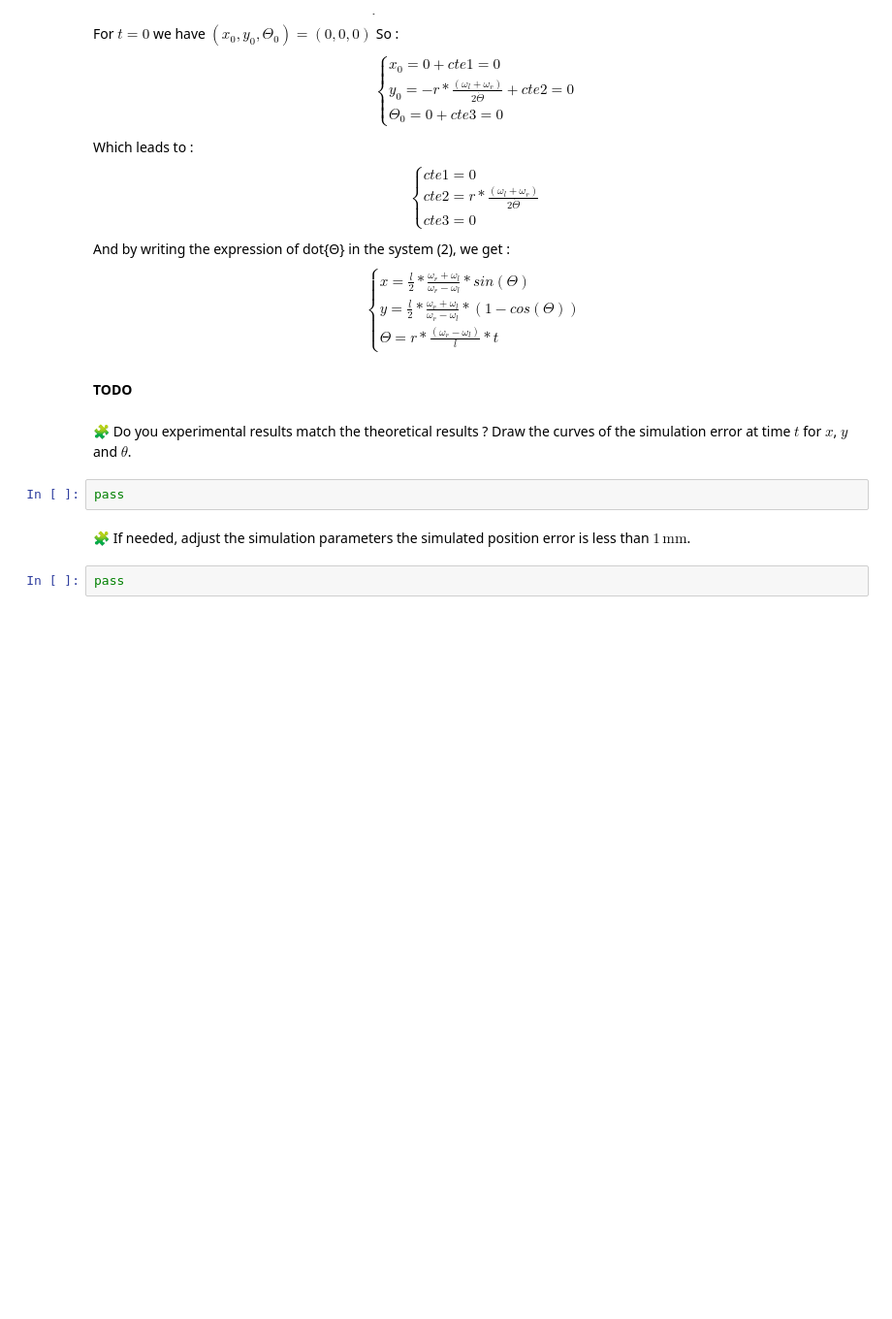
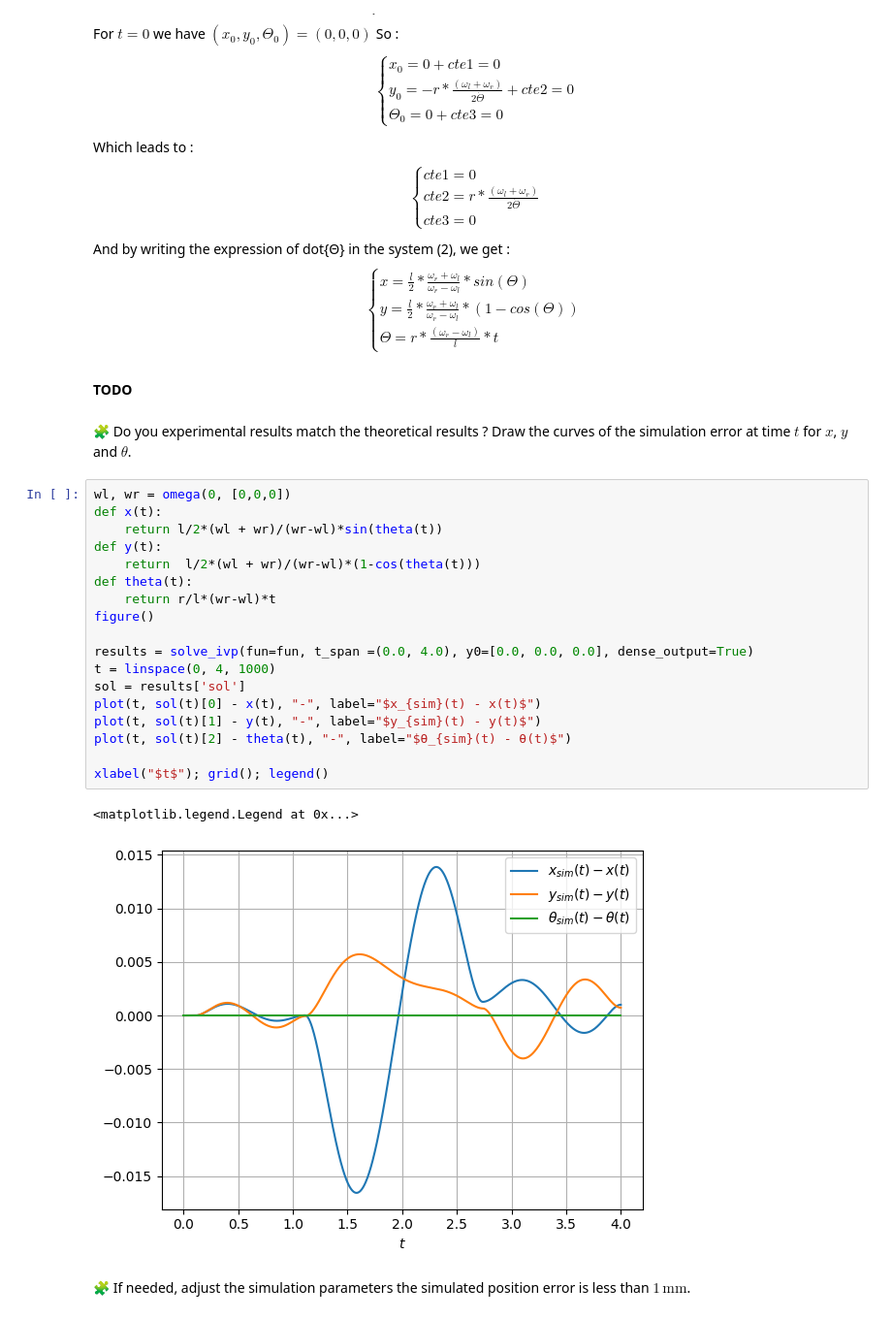
Before and after one commit to DohaJouay/control-engineering-with-python-project-2023-2024, a Jupyter notebook: Project-part-1.ipynb, the cells around one changed output. Shown at 97% size. Cells and saved outputs as stored; diff of their text form; blank space fills up the shorter version.

```diff
--- a/Project-part-1.ipynb
+++ b/Project-part-1.ipynb
@@ -363,9 +392,26 @@ And by writing the expression of dot{Θ} in the system (2), we get :
 **TODO**
 # %% [markdown]
 🧩 Do you experimental results match the theoretical results ? Draw the curves of the simulation error at time $t$ for $x$, $y$ and $\theta$.
-# %%
-pass
+# %%
+wl, wr = omega(0, [0,0,0])
+def x(t):
+    return l/2*(wl + wr)/(wr-wl)*sin(theta(t))
+def y(t):
+    return  l/2*(wl + wr)/(wr-wl)*(1-cos(theta(t)))
+def theta(t):
+    return r/l*(wr-wl)*t
+figure()
+
+results = solve_ivp(fun=fun, t_span =(0.0, 4.0), y0=[0.0, 0.0, 0.0], dense_output=True)
+t = linspace(0, 4, 1000)
+sol = results['sol']
+plot(t, sol(t)[0] - x(t), "-", label="$x_{sim}(t) - x(t)$")
+plot(t, sol(t)[1] - y(t), "-", label="$y_{sim}(t) - y(t)$")
+plot(t, sol(t)[2] - theta(t), "-", label="$θ_{sim}(t) - θ(t)$")
+
+xlabel("$t$"); grid(); legend()
+# %% [output]
+<matplotlib.legend.Legend at 0x...>
+[figure, added]
 # %% [markdown]
 🧩 If needed, adjust the simulation parameters the simulated position error is less than $1\, \mathrm{ mm}$.
-# %%
-pass
```
Also changed, not shown: parts of 5 cells of this notebook.
